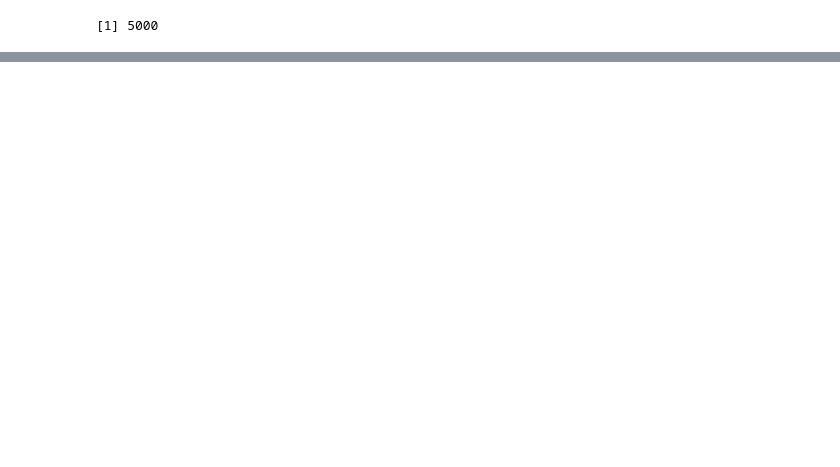
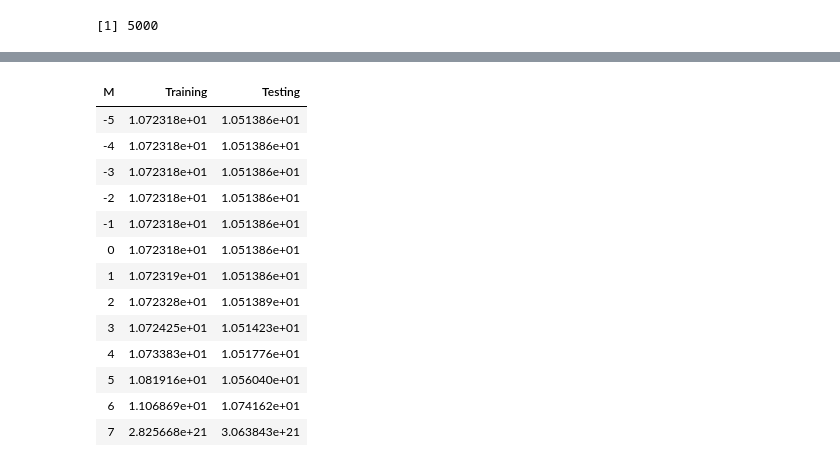
Before and after one commit to CryoliteZ/Statistical-Learning-R, a Jupyter notebook: HW3/hw3.ipynb, the cells around one changed output, grey strips where cells are left out. Cells and saved outputs as stored; diff of their text form; code cells hidden in the pictures; blank space fills up the shorter version.

```diff
--- a/HW3/hw3.ipynb
+++ b/HW3/hw3.ipynb
@@ -337,0 +446,43 @@ Warning message in (y_train[1] - w %*% (x_train[1, ])) * x_train[1, ]:
+# %%
+x_train = msong_train[1:1000,2:ncol(msong_train)]
+y_train = msong_train$year[1:1000]
+x_test = msong_test[,2:ncol(msong_test)]
+y_test = msong_test$year
+
+org_year_mean =  mean(y_train)
+y_train = y_train - org_year_mean
+y_test = y_test - org_year_mean
+
+
+
+
+
+df <- data.frame(M=integer(),
+                 Training=double(),
+                 Testing=double())
+
+
+lambdas  = c(-5:7)
+for (i in 1:length(lambdas)){
+    result =  train(x_train, y_train,lambda = lambdas[i], lr= 10 ** -10, epochs = 100 )
+    df <-rbind(df, data.frame(M = lambdas[i], Training= result$train_RMSE, Testing=result$test_RMSE))
+}
+df
+plot (x = df$M, y = df$Training, type='o', col='blue', xlab="M", ylab="RMSE")
+lines(x = df$M,y = df$Test,type='o' ,col="red")
+legend("topleft", legend = c("Training", "Test"),   col = c("blue","red"),   pch = c(1,1),   bty = "n", pt.cex = 2,   cex = 1.2,   text.col = "black",   horiz = F ,   inset = c(0.1, 0.1))
+# %% [output]
+| M | Training | Testing |
+| -5 | 1.072318e+01 | 1.051386e+01 |
+| -4 | 1.072318e+01 | 1.051386e+01 |
+| -3 | 1.072318e+01 | 1.051386e+01 |
+| -2 | 1.072318e+01 | 1.051386e+01 |
+| -1 | 1.072318e+01 | 1.051386e+01 |
+| 0 | 1.072318e+01 | 1.051386e+01 |
+| 1 | 1.072319e+01 | 1.051386e+01 |
+| 2 | 1.072328e+01 | 1.051389e+01 |
+| 3 | 1.072425e+01 | 1.051423e+01 |
+| 4 | 1.073383e+01 | 1.051776e+01 |
+| 5 | 1.081916e+01 | 1.056040e+01 |
+| 6 | 1.106869e+01 | 1.074162e+01 |
+| 7 | 2.825668e+21 | 3.063843e+21 |
```
Also changed, not shown: parts of 10 cells of this notebook, 4 other files.
